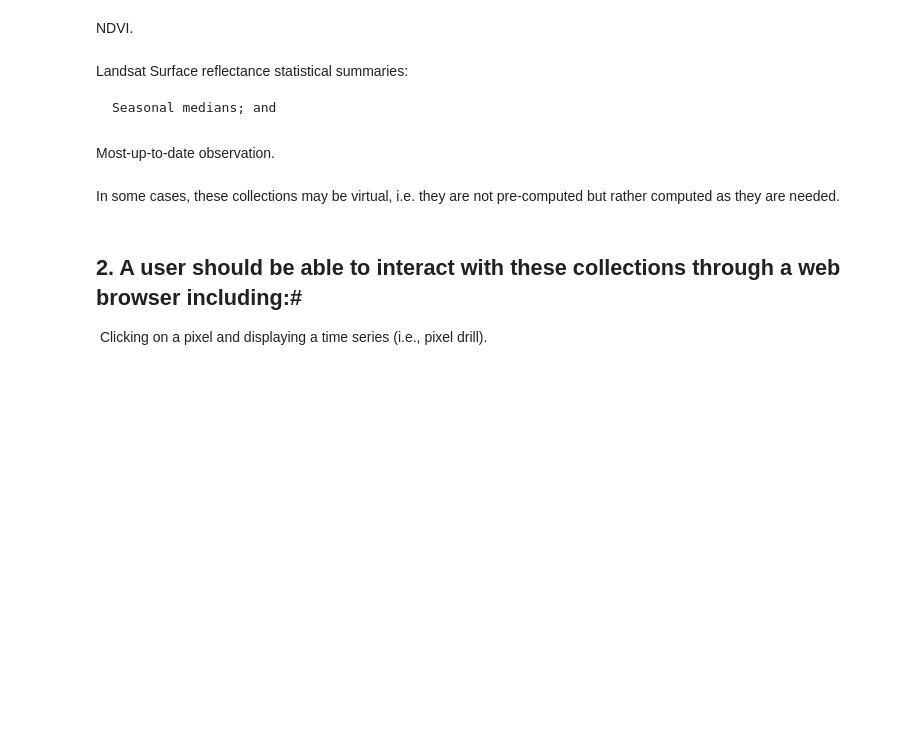
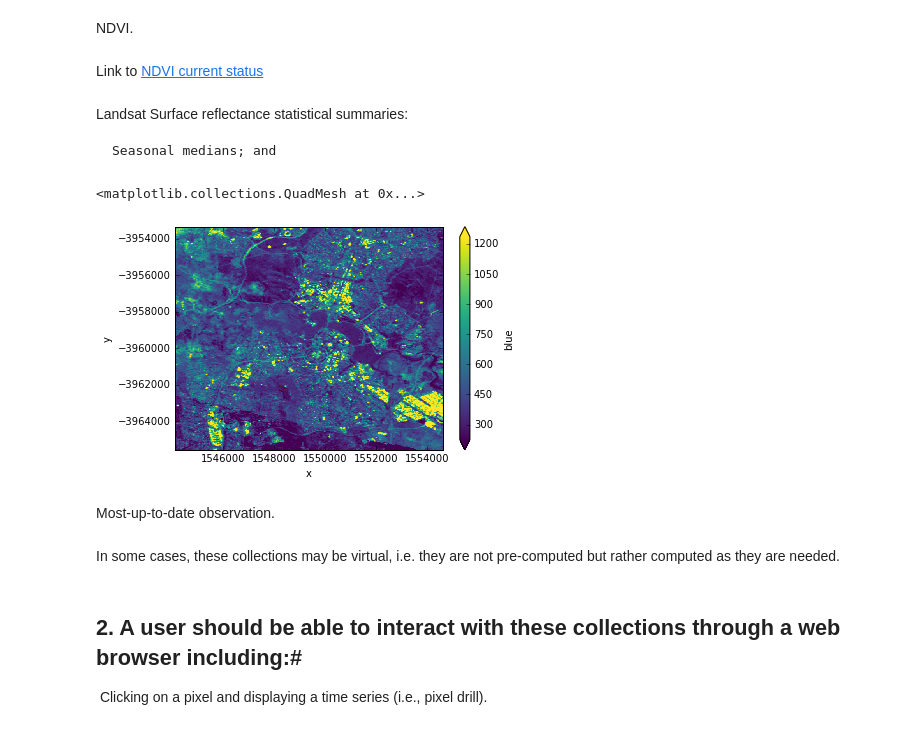
Before and after one commit to GeoscienceAustralia/dea-validation, a Jupyter notebook: requirements_met.ipynb, the cells around one changed output. Saved outputs shown, nothing was run; the diff lists cells and outputs as text; code cells hidden in the pictures; blank space fills up the shorter version.

```diff
--- a/requirements_met.ipynb
+++ b/requirements_met.ipynb
@@ -70,5 +72,7 @@ pq.plot(col='time', col_wrap=3)
 # %% [markdown]
  NDVI.
+# %% [markdown]
+Link to [NDVI current status](fc_requirements.ipynb)
 # %%
 plot_folium(datasets_union(dc.index.datasets.search_eager(product='ls5_ndvi_albers')))
 # %%
@@ -84,3 +85,13 @@ Landsat Surface reflectance statistical summaries:
+# %%
+## smart bit mask stuff to come
+nbar_by_solar_day = dc.load(product='ls5_nbar_albers',
+              x=(149.07, 149.17), y=(-35.25, -35.35))
+autumn_blue = nbar_by_solar_day.blue.loc['2011-3':'2011-5']
+
+autumn_blue.median(dim='time').plot(robust=True)
+# %% [output]
+<matplotlib.collections.QuadMesh at 0x...>
+[figure, added]
 # %% [markdown]
    Most-up-to-date observation.
 # %%
```
Also changed, not shown: parts of 48 cells of this notebook.
